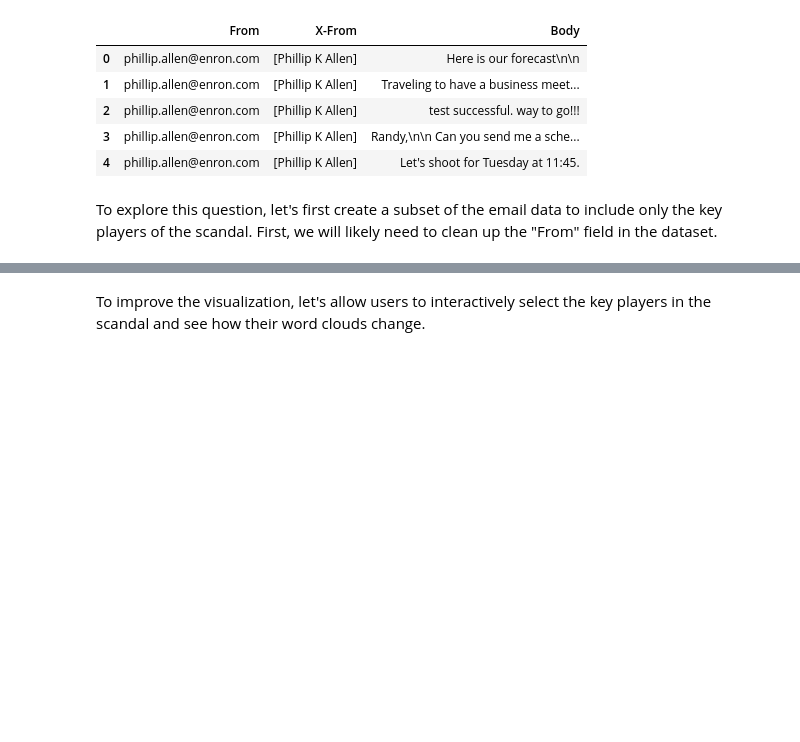
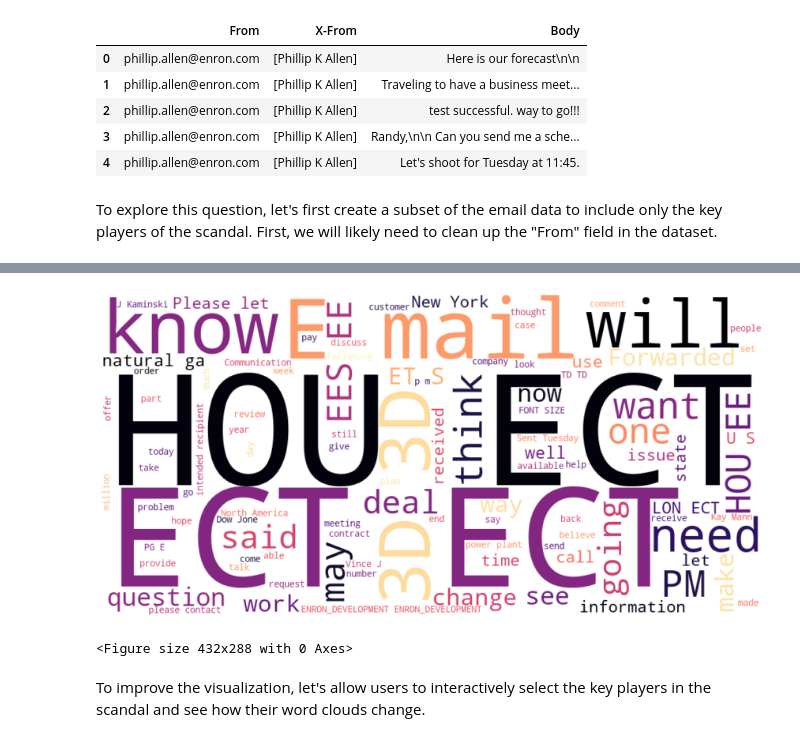
Before and after one commit to akikoiwamizu/enron-vizards, a Jupyter notebook: viz/altair/eda-akiko.ipynb, the cells around one changed output, grey strips where cells are left out. Saved outputs shown, nothing was run; the diff lists cells and outputs as text; code cells hidden in the pictures; blank space fills up the shorter version.

Commit message:
cleaning up word clouds

```diff
--- a/viz/altair/eda-akiko.ipynb
+++ b/viz/altair/eda-akiko.ipynb
@@ -366,3 +368,27 @@ plt.show()
+# %%
+%matplotlib inline
+text = " ".join(item for item in email_messages["Body"])
+
+stopwords = set(STOPWORDS)
+stopwords.update(["cc", "Subject", "Re", "Enron", "NA", "ENRON", "Original", "Message", "IMAGE"])
+
+wordcloud = WordCloud(stopwords=stopwords,
+                      background_color="white",
+                      max_words=100,
+                      width=1024,
+                      height=500,
+                      colormap="magma"
+                     ).generate(text)
+
+plt.figure(figsize=(15,15))
+plt.imshow(wordcloud, interpolation='bilinear')
+plt.axis("off")
+plt.margins(x=0, y=0)
+plt.show()
+plt.savefig("cloud_all.png")
+# %% [output]
+[figure, added]
+<Figure size 432x288 with 0 Axes>
 # %% [markdown]
 To improve the visualization, let's allow users to interactively select the key players in the scandal and see how their word clouds change.
 # %%
```
Also changed, not shown: parts of 2 cells of this notebook, 2 other files.
